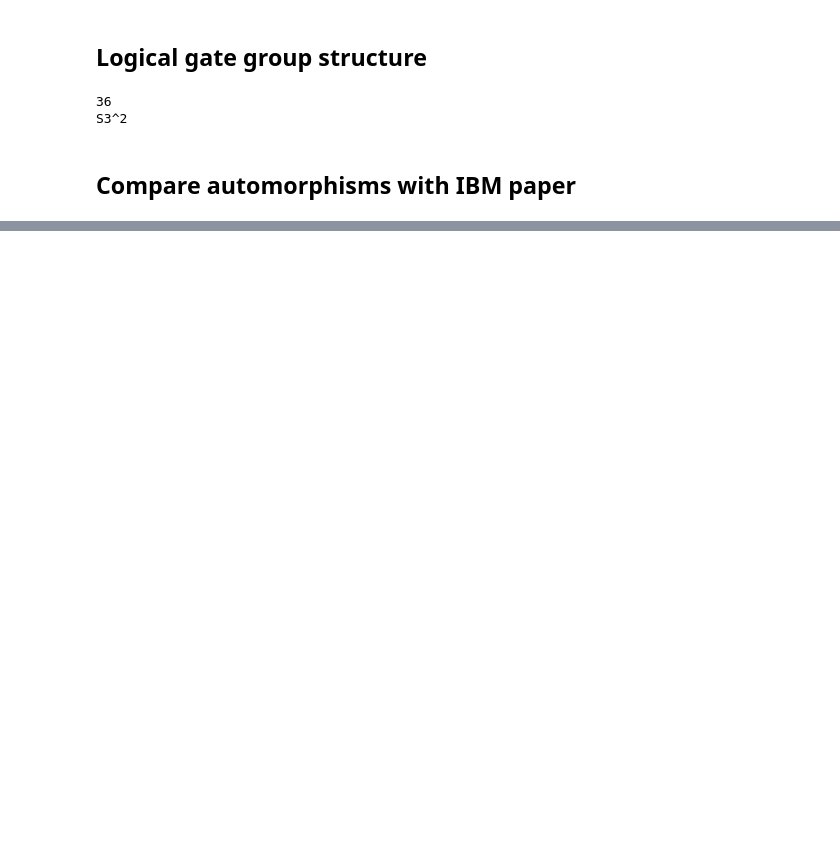
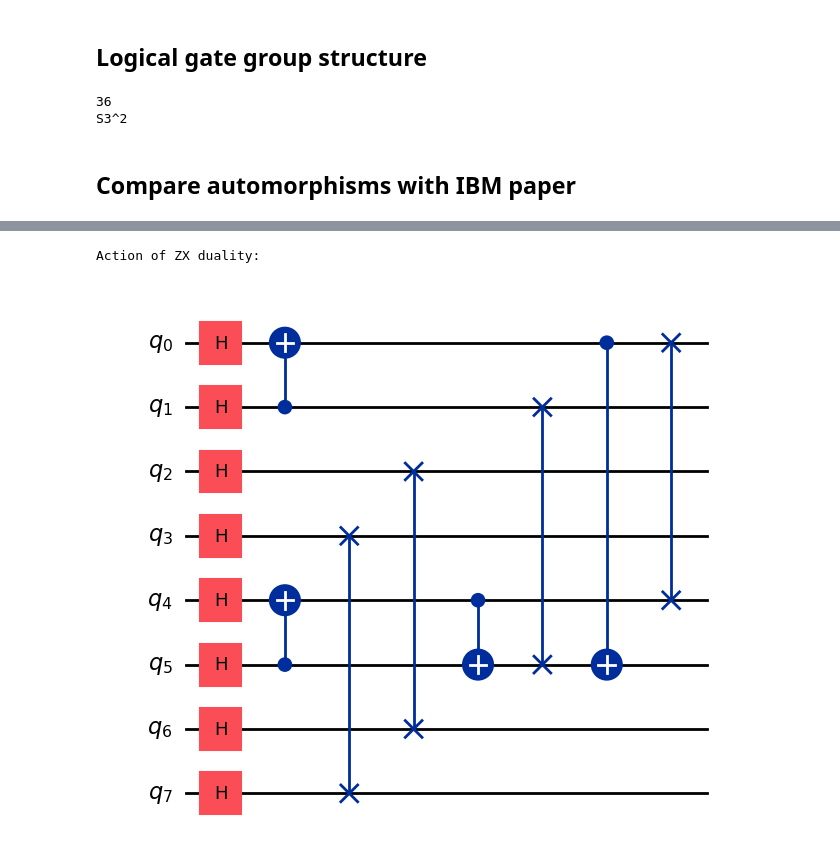
Before and after one commit to hsayginel/autqec, a Jupyter notebook: examples/bivariant_bicycle_codes/ZX_duality/[[108,8,10]].ipynb, the cells around one changed output, grey strips where cells are left out. Cells and saved outputs as stored; diff of their text form; code cells hidden in the pictures; blank space fills up the shorter version.

```diff
--- a/examples/bivariant_bicycle_codes/ZX_duality/[[108,8,10]].ipynb
+++ b/examples/bivariant_bicycle_codes/ZX_duality/[[108,8,10]].ipynb
@@ -151,3 +194,10 @@ zx_dual = np.load(f'../code_data/auts_from_paper/zx_duality_n{n}k{k}d{d}.npy')
+# %%
+print("Action of ZX duality:")
+qc = construct_circuit(circ_from_symp_mat(zx_dual).run(), k)
+qc.draw(output='mpl')
+# %% [output]
+Action of ZX duality:
+[figure, added]
 # %%
 commands = ''
 listofgens = '['
```
Also changed, not shown: parts of 15 cells of this notebook, 5 other files.
